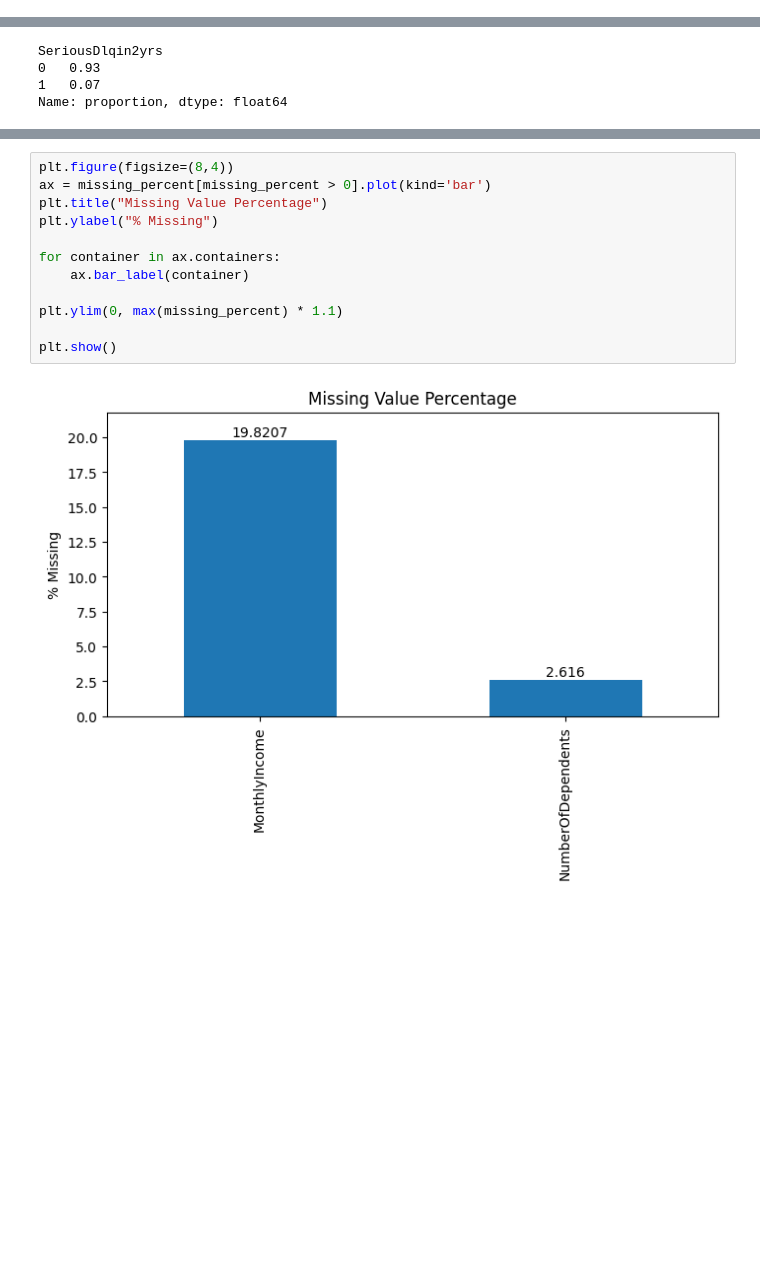
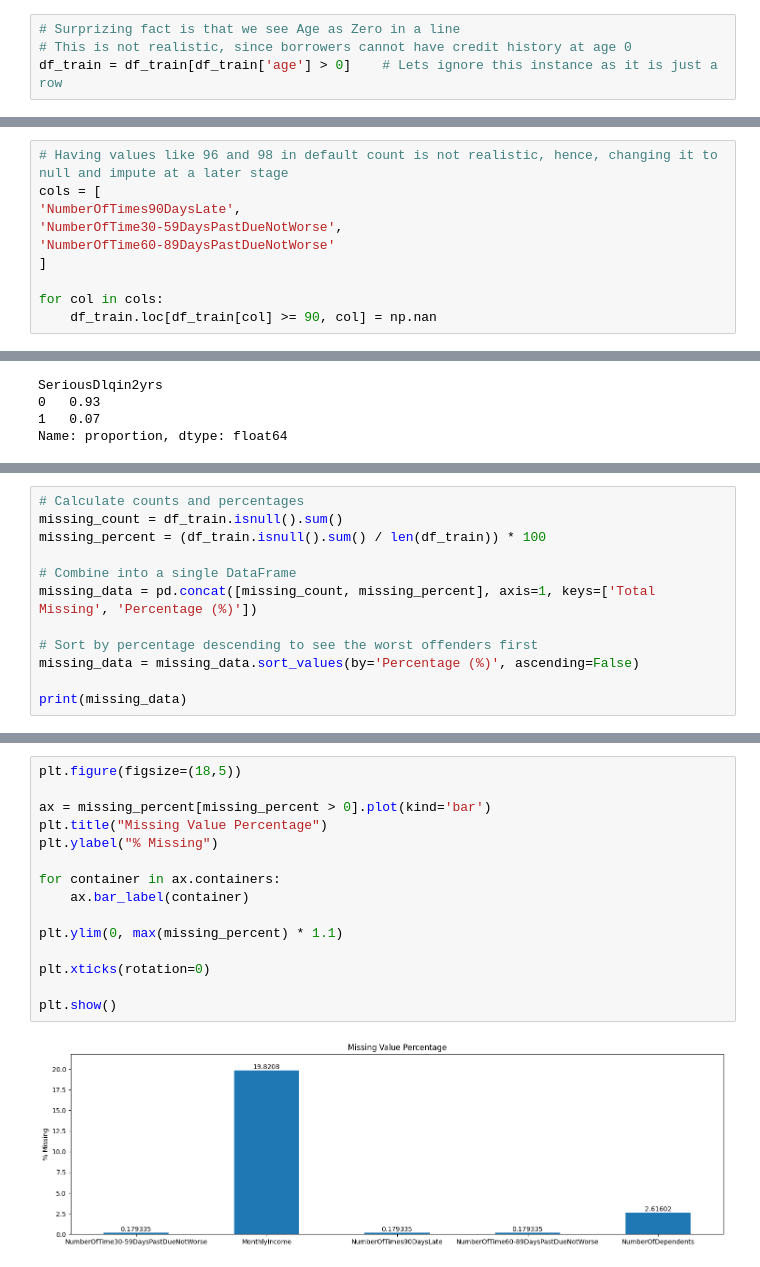
Before and after one commit to RSP004/Credit-Default-Risk-Prediction, a Jupyter notebook: 00 - Data_Exploration.ipynb, the cells around one changed output, grey strips where cells are left out. Cells and saved outputs as stored; diff of their text form; blank space fills up the shorter version.

```diff
--- a/00 - Data_Exploration.ipynb
+++ b/00 - Data_Exploration.ipynb
@@ -69,0 +78,4 @@ dtype: int64
+# %%
+# Surprizing fact is that we see Age as Zero in a line
+# This is not realistic, since borrowers cannot have credit history at age 0
+df_train = df_train[df_train['age'] > 0]    # Lets ignore this instance as it is just a row
@@ -69,0 +157,10 @@ dtype: int64
+# %%
+# Having values like 96 and 98 in default count is not realistic, hence, changing it to null and impute at a later stage
+cols = [
+'NumberOfTimes90DaysLate',
+'NumberOfTime30-59DaysPastDueNotWorse',
+'NumberOfTime60-89DaysPastDueNotWorse'
+]
+
+for col in cols:
+    df_train.loc[df_train[col] >= 90, col] = np.nan
@@ -116 +232,13 @@ NumberOfTime60-89DaysPastDueNotWorse    0.00
 dtype: float64
+# %%
+# Calculate counts and percentages
+missing_count = df_train.isnull().sum()
+missing_percent = (df_train.isnull().sum() / len(df_train)) * 100
+
+# Combine into a single DataFrame
+missing_data = pd.concat([missing_count, missing_percent], axis=1, keys=['Total Missing', 'Percentage (%)'])
+
+# Sort by percentage descending to see the worst offenders first
+missing_data = missing_data.sort_values(by='Percentage (%)', ascending=False)
+
+print(missing_data)
@@ -117,15 +258,18 @@ dtype: float64
 # %%
-plt.figure(figsize=(8,4))
+plt.figure(figsize=(18,5))
+
 ax = missing_percent[missing_percent > 0].plot(kind='bar')
 plt.title("Missing Value Percentage")
 plt.ylabel("% Missing")
 
 for container in ax.containers:
     ax.bar_label(container)
 
 plt.ylim(0, max(missing_percent) * 1.1)
 
+plt.xticks(rotation=0)
+
 plt.show()
 # %% [output]
-[figure, old version]
+[figure, new version]
 # %%
```
Also changed, not shown: parts of 38 cells of this notebook.
